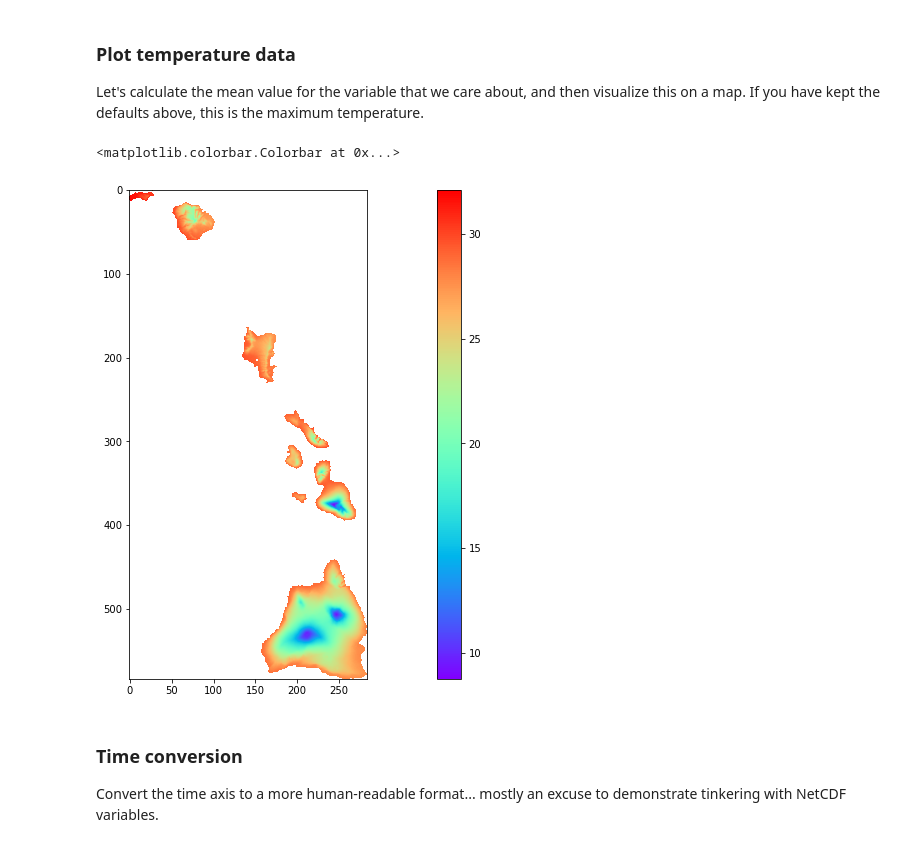
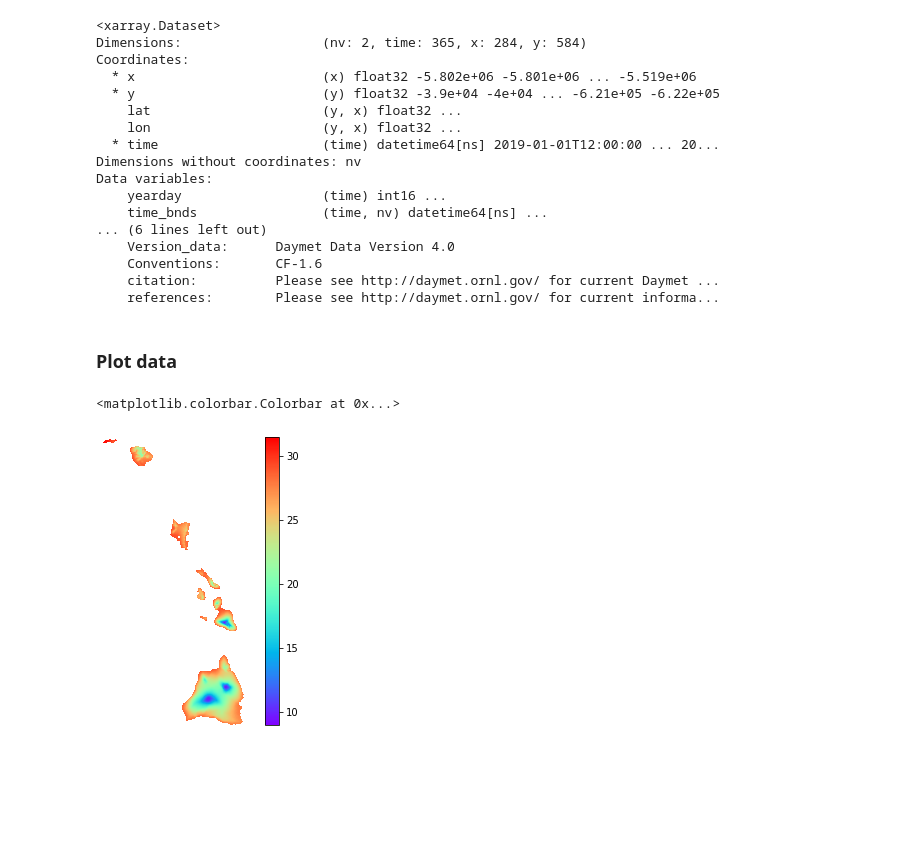
Before and after one commit to microsoft/AIforEarthDataSets, a Jupyter notebook: data/daymet-nc.ipynb, the cells around one changed output. Cells and saved outputs as stored; diff of their text form; code cells hidden in the pictures; blank space fills up the shorter version.

```diff
--- a/data/daymet-nc.ipynb
+++ b/data/daymet-nc.ipynb
@@ -84,11 +66,0 @@ The following types of data are available: minimum temperature (tmin), maximum t
-# %%
-variable = 'tmax'
-year = '2019'
-
-# Choose your location.  The following are available: hawaii, na, puertorico.  The value 'na' stands for North America.
-location = 'hawaii'
-
-granule_name = 'daymet_v3_' + variable + '_' + year + '_' + location + '.nc4'
-url = daymet_azure_storage_url + container_name + '/' + granule_name
-print(url)
-filename = download_url(url)
@@ -97,0 +69,9 @@ Downloading file daymet_v3_tmax_2019_hawaii.nc4...done, 5796318 bytes.
+# %%
+if frequency == 'daily':
+    granule_name = 'daymet_v4_daily' + '/' + 'daymet_v4_daily_' + \
+    region + '_' + variable + '_' + year + '.nc'
+else:
+    granule_name = 'daymet_v4_' + frequency + '/' + 'daymet_v4_' + \
+    variable + '_' + aggregation + '_' + region + '_' + year + '.nc'
+url = storage_account_url + container_name + '/' + granule_name
+print('Processing data from {}'.format(url))
@@ -134,26 +82,38 @@ filling off
-# %% [markdown]
-### Plot temperature data
-Let's calculate the mean value for the variable that we care about, and then visualize this on a map.  If you have kept the defaults above, this is the maximum temperature.
+# %%
+with fsspec.open(url) as f:
+    ds = xr.open_dataset(f)
+print(ds)
+# %% [output]
+<xarray.Dataset>
+Dimensions:                  (nv: 2, time: 365, x: 284, y: 584)
+Coordinates:
+  * x                        (x) float32 -5.802e+06 -5.801e+06 ... -5.519e+06
+  * y                        (y) float32 -3.9e+04 -4e+04 ... -6.21e+05 -6.22e+05
+    lat                      (y, x) float32 ...
+    lon                      (y, x) float32 ...
+  * time                     (time) datetime64[ns] 2019-01-01T12:00:00 ... 20...
+Dimensions without coordinates: nv
+Data variables:
+    yearday                  (time) int16 ...
+    time_bnds                (time, nv) datetime64[ns] ...
+... (6 lines left out)
+    Version_data:      Daymet Data Version 4.0
+    Conventions:       CF-1.6
+    citation:          Please see http://daymet.ornl.gov/ for current Daymet ...
+    references:        Please see http://daymet.ornl.gov/ for current informa...
+# %% [markdown]
+### Plot data
 # %%
 # Read the whole array
-factor = daymet_ds.variables[variable][:]
+data = ds[variable]
 
 # Calculate mean
-factor_mean_comp = np.mean(factor, axis=0, keepdims=True)
-
-# Reshape
-x_size = daymet_ds.dimensions['x'].size
-y_size = daymet_ds.dimensions['y'].size
-factor_mean_comp.shape = (y_size,x_size)
+data_mean = np.mean(data, axis=0)
 
 # Plot
-%matplotlib inline
-plt.rcParams['figure.figsize'] = (25,9)
-plt.imshow(factor_mean_comp, cmap='rainbow')
+fig = plt.figure(frameon=False); ax = plt.Axes(fig,[0., 0., 1., 1.]); ax.set_axis_off(); fig.add_axes(ax)
+plt.imshow(data_mean, cmap='rainbow')
 plt.colorbar()
 # %% [output]
 <matplotlib.colorbar.Colorbar at 0x...>
-[figure, old version]
+[figure, new version]
-# %% [markdown]
-### Time conversion
-Convert the time axis to a more human-readable format... mostly an excuse to demonstrate tinkering with NetCDF variables.
```
Also changed, not shown: parts of 19 cells of this notebook, 4 other files.
